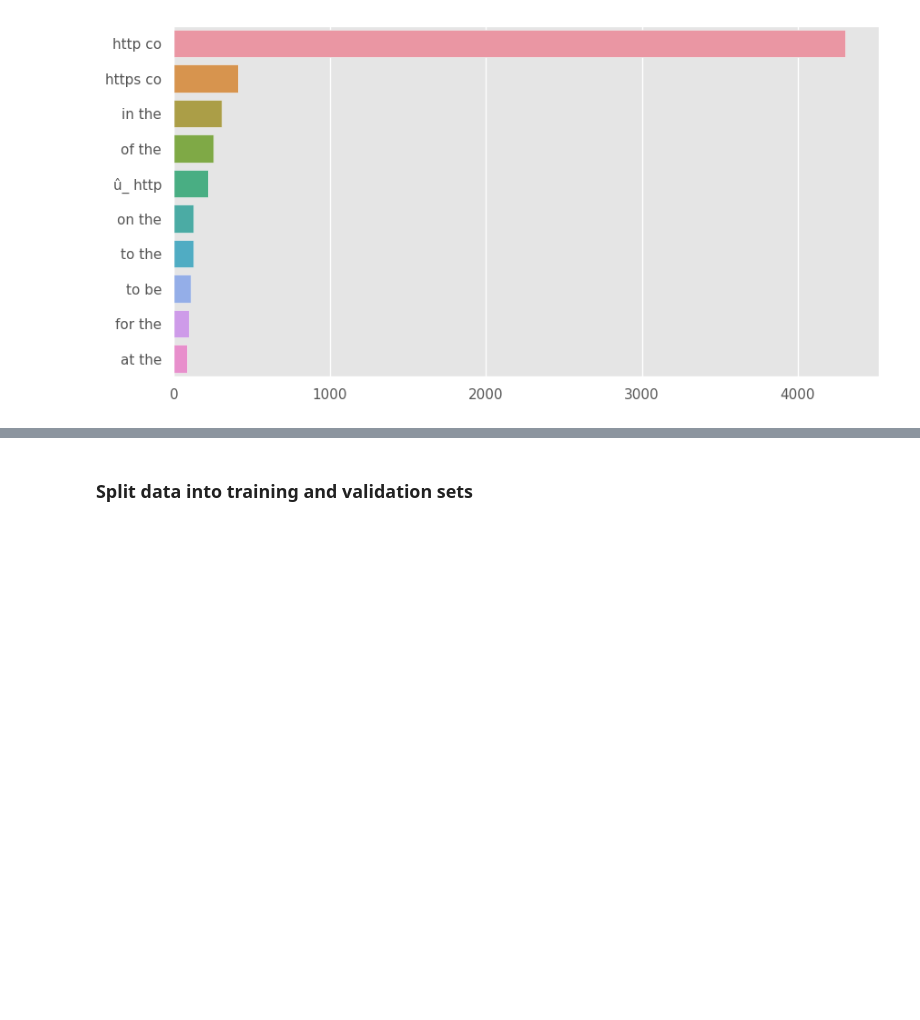
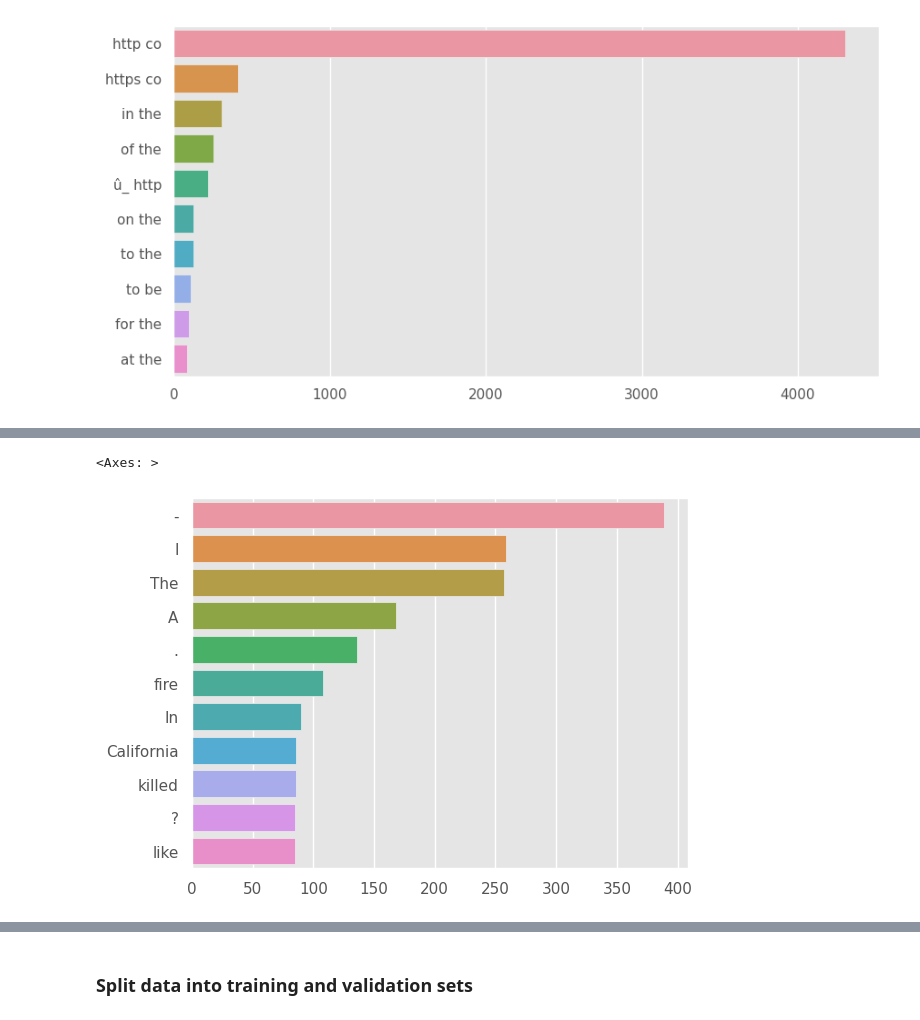
Before and after one commit to 0xpix/Kaggle-competitions, a Jupyter notebook: nlp_with_disaster_tweets.ipynb, the cells around one changed output, grey strips where cells are left out. Cells and saved outputs as stored; diff of their text form; code cells hidden in the pictures; blank space fills up the shorter version.

```diff
--- a/nlp_with_disaster_tweets.ipynb
+++ b/nlp_with_disaster_tweets.ipynb
@@ -307 +1098,24 @@ sns.barplot(x=y,y=x)
+# %%
+def create_corpus(target):
+    corpus=[]
+
+    for x in train_df[train_df['target']==target]['clean_text'].str.split():
+        for i in x:
+            corpus.append(i)
+    return corpus
+# %%
+corpus=create_corpus(1)
+counter=Counter(corpus)
+most=counter.most_common()
+x=[]
+y=[]
+for word,count in most[:40]:
+    if (word not in stop) :
+        x.append(word)
+        y.append(count)
+
+sns.barplot(x=y,y=x)
+# %% [output]
+<Axes: >
+[figure, added]
 # %%
```
Also changed, not shown: parts of 41 cells of this notebook.
